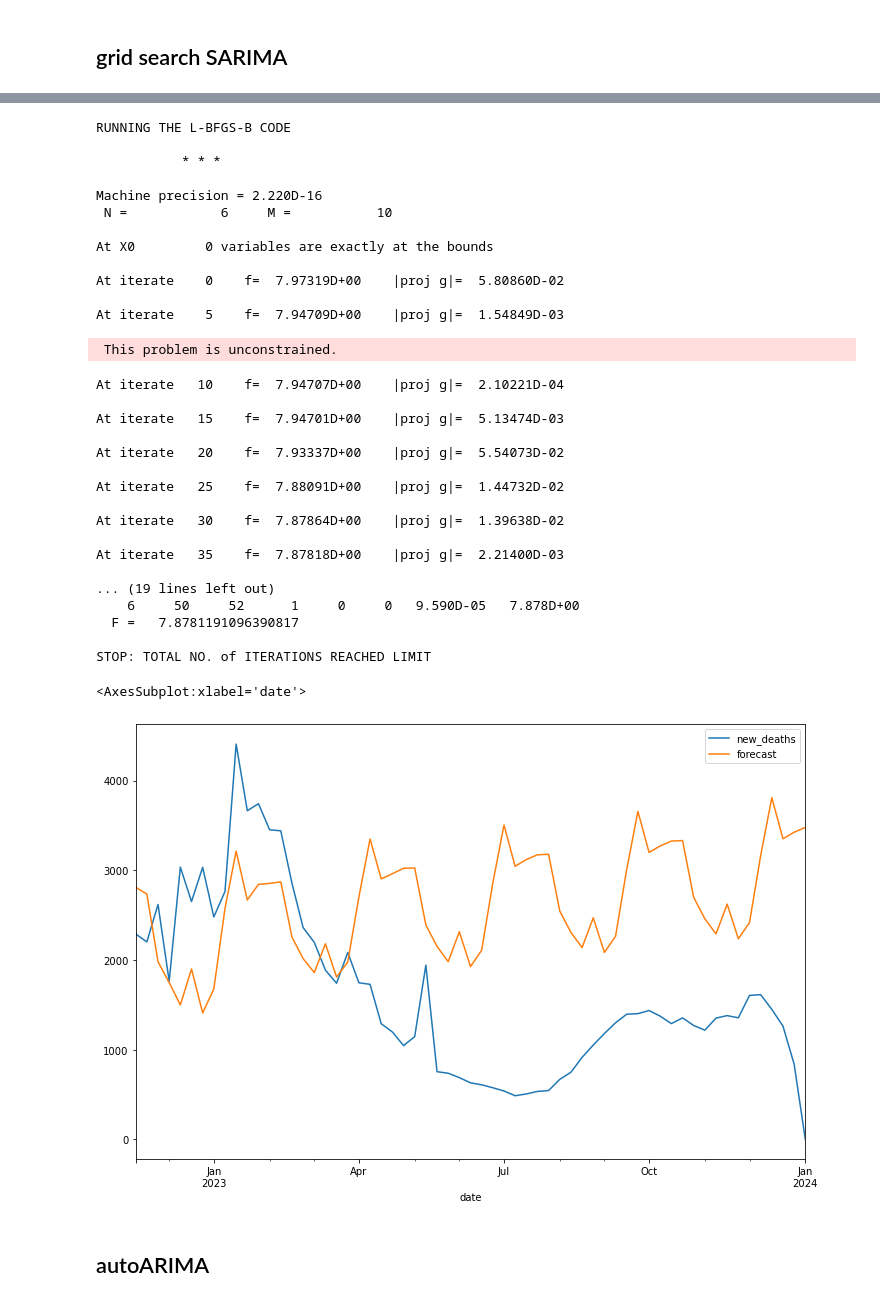
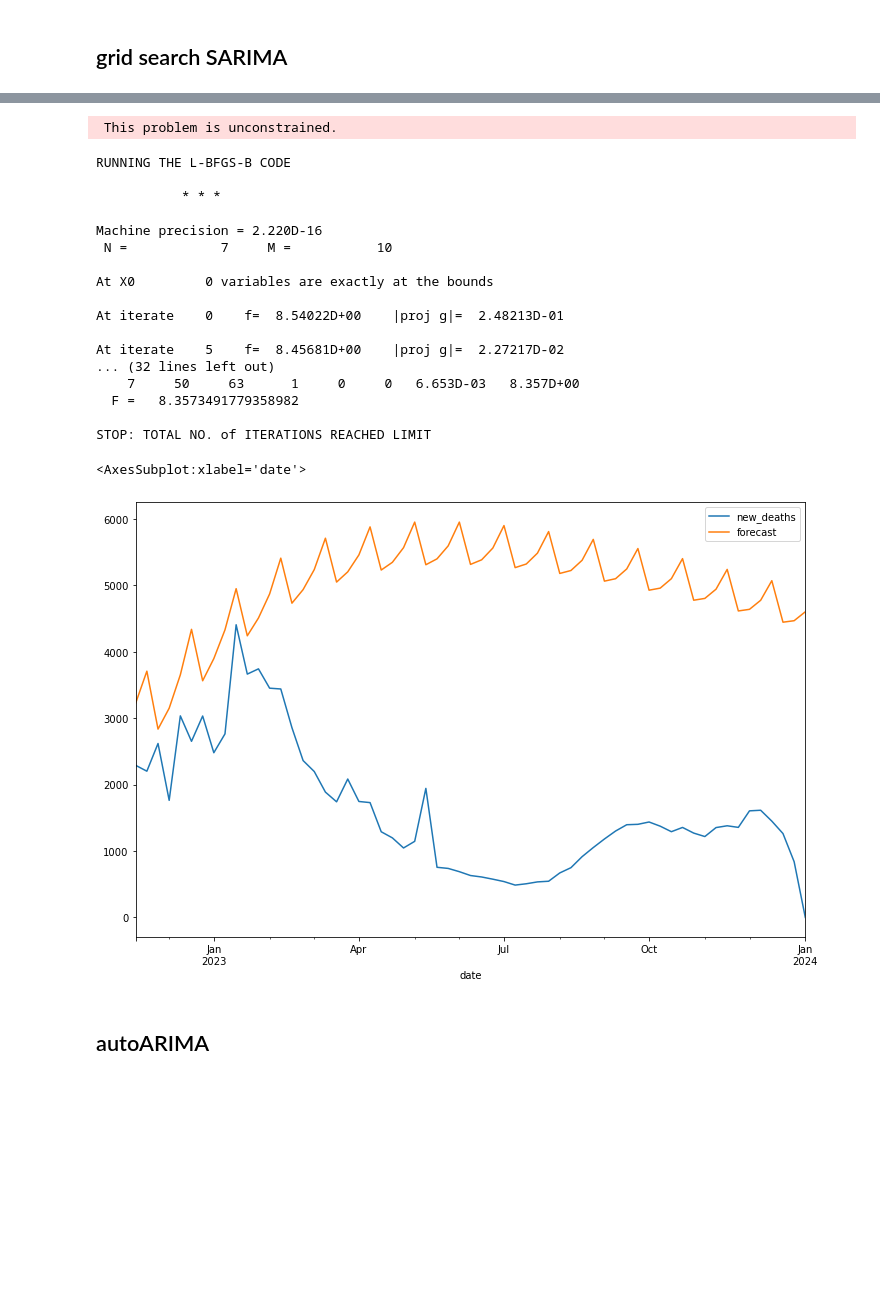
Before and after one commit to y-ginther/DS-Capstone, a Jupyter notebook: ARIMA_c.ipynb, the cells around one changed output, grey strips where cells are left out. Cells and saved outputs as stored; diff of their text form; code cells hidden in the pictures; blank space fills up the shorter version.

```diff
--- a/ARIMA_c.ipynb
+++ b/ARIMA_c.ipynb
@@ -2125,40 +2163,28 @@ df_results
 # %%
-model=sm.tsa.statespace.SARIMAX(us_train['new_deaths'],order=(1, 1, 2),seasonal_order=(1,1,1,12))
+model=sm.tsa.statespace.SARIMAX(us_train['new_deaths'],order=(2, 1, 1),seasonal_order=(1,1,2,4))
 results=model.fit()
 us_test['forecast']=results.predict(start=141,end=202,dynamic=True)
 us_test[['new_deaths','forecast']].plot(figsize=(12,8))
 # %% [output]
-RUNNING THE L-BFGS-B CODE
-
-           * * *
-
-Machine precision = 2.220D-16
- N =            6     M =           10
-
-At X0         0 variables are exactly at the bounds
-
-At iterate    0    f=  7.97319D+00    |proj g|=  5.80860D-02
-
-At iterate    5    f=  7.94709D+00    |proj g|=  1.54849D-03
+ This problem is unconstrained.
- This problem is unconstrained.
+RUNNING THE L-BFGS-B CODE
+
+           * * *
+
+Machine precision = 2.220D-16
+ N =            7     M =           10
+
+At X0         0 variables are exactly at the bounds
+
+At iterate    0    f=  8.54022D+00    |proj g|=  2.48213D-01
+
+At iterate    5    f=  8.45681D+00    |proj g|=  2.27217D-02
+... (32 lines left out)
+    7     50     63      1     0     0   6.653D-03   8.357D+00
+  F =   8.3573491779358982
+
+STOP: TOTAL NO. of ITERATIONS REACHED LIMIT
-At iterate   10    f=  7.94707D+00    |proj g|=  2.10221D-04
-
-At iterate   15    f=  7.94701D+00    |proj g|=  5.13474D-03
-
-At iterate   20    f=  7.93337D+00    |proj g|=  5.54073D-02
-
-At iterate   25    f=  7.88091D+00    |proj g|=  1.44732D-02
-
-At iterate   30    f=  7.87864D+00    |proj g|=  1.39638D-02
-
-At iterate   35    f=  7.87818D+00    |proj g|=  2.21400D-03
-
-... (19 lines left out)
-    6     50     52      1     0     0   9.590D-05   7.878D+00
-  F =   7.8781191096390817
-
-STOP: TOTAL NO. of ITERATIONS REACHED LIMIT
+<AxesSubplot:xlabel='date'>
-<AxesSubplot:xlabel='date'>
-[figure, old version]
+[figure, new version]
 # %%
 mae = mean_absolute_error(us_test['new_deaths'], us_test['forecast'])
```
Also changed, not shown: parts of 108 cells of this notebook.
